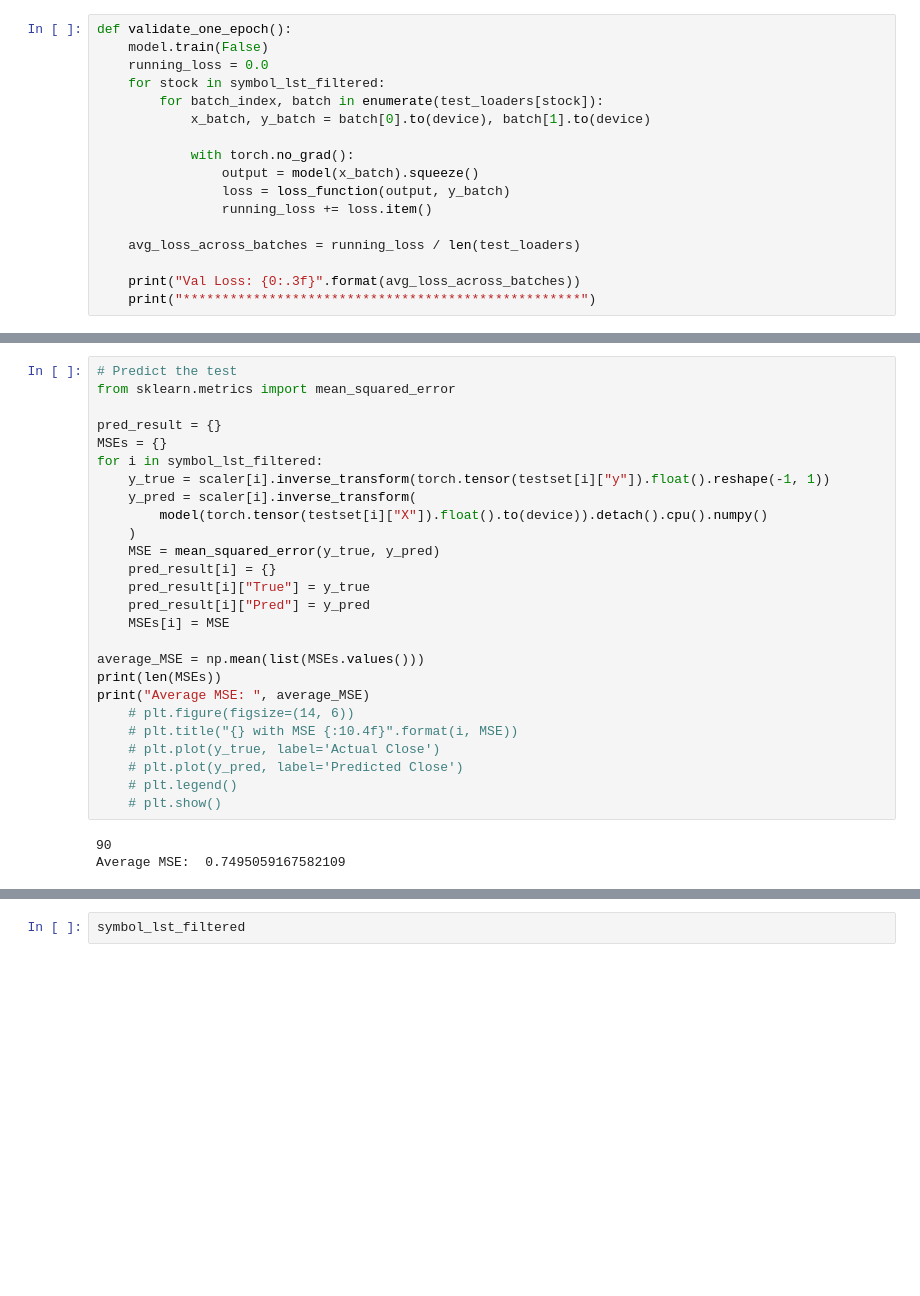
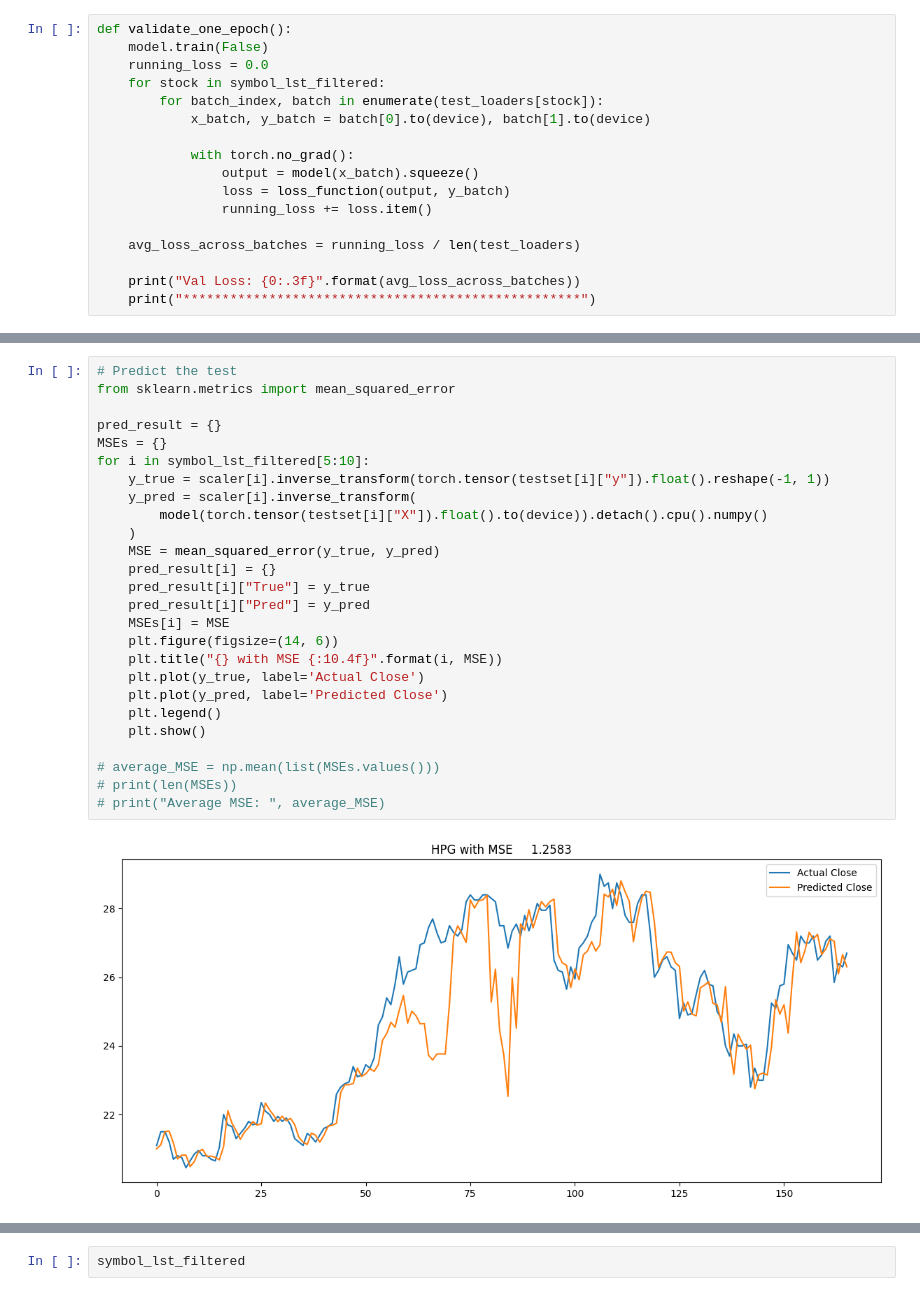
Before and after one commit to tranthanhbinh1/stock-recommendation-system, a Jupyter notebook: models/daily_ohlcv_2.ipynb, the cells around one changed output, grey strips where cells are left out. Cells and saved outputs as stored; diff of their text form; blank space fills up the shorter version.

```diff
--- a/models/daily_ohlcv_2.ipynb
+++ b/models/daily_ohlcv_2.ipynb
@@ -335,29 +356,28 @@ Val Loss: 0.002
 # %%
 # Predict the test
 from sklearn.metrics import mean_squared_error
 
 pred_result = {}
 MSEs = {}
-for i in symbol_lst_filtered:
+for i in symbol_lst_filtered[5:10]:
     y_true = scaler[i].inverse_transform(torch.tensor(testset[i]["y"]).float().reshape(-1, 1))
     y_pred = scaler[i].inverse_transform(
         model(torch.tensor(testset[i]["X"]).float().to(device)).detach().cpu().numpy()
     )
     MSE = mean_squared_error(y_true, y_pred)
     pred_result[i] = {}
     pred_result[i]["True"] = y_true
     pred_result[i]["Pred"] = y_pred
     MSEs[i] = MSE
+    plt.figure(figsize=(14, 6))
+    plt.title("{} with MSE {:10.4f}".format(i, MSE))
+    plt.plot(y_true, label='Actual Close')
+    plt.plot(y_pred, label='Predicted Close')
+    plt.legend()
+    plt.show()
 
-average_MSE = np.mean(list(MSEs.values()))
-print(len(MSEs))
-print("Average MSE: ", average_MSE)
-    # plt.figure(figsize=(14, 6))
-    # plt.title("{} with MSE {:10.4f}".format(i, MSE))
-    # plt.plot(y_true, label='Actual Close')
-    # plt.plot(y_pred, label='Predicted Close')
-    # plt.legend()
-    # plt.show()
+# average_MSE = np.mean(list(MSEs.values()))
+# print(len(MSEs))
+# print("Average MSE: ", average_MSE)
 # %% [output]
-90
-Average MSE:  0.7495059167582109
+[figure, added]
```
Also changed, not shown: parts of 10 cells of this notebook, 3 other files.
